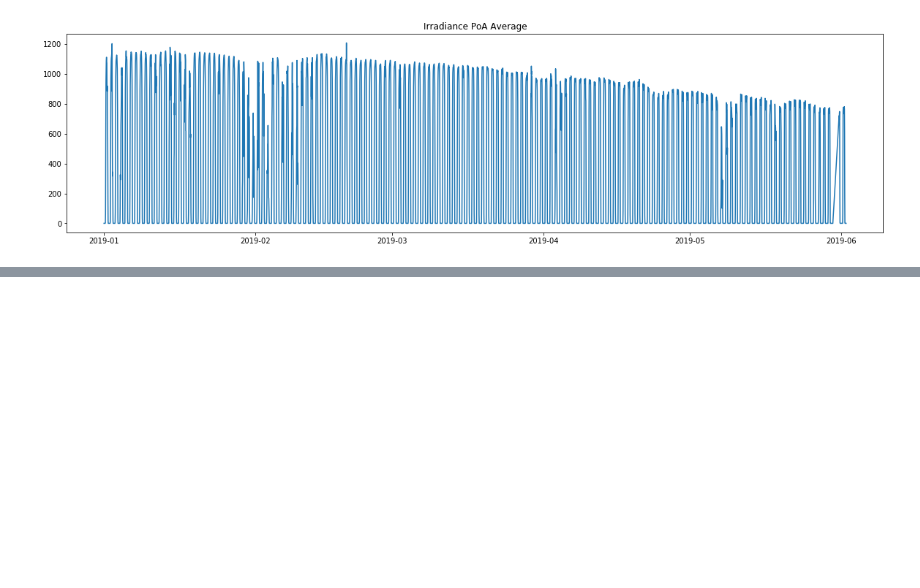
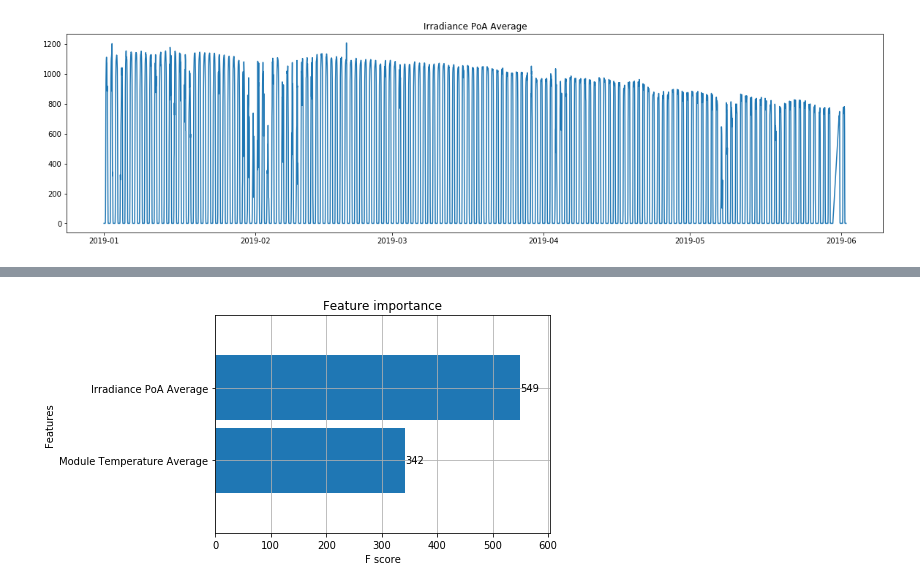
Before and after one commit to dimitrisl/PowerSeries, a Jupyter notebook: Power_ML.ipynb, the cells around one changed output, grey strips where cells are left out. Drawn from its saved outputs; the diff is of its cells as text; code cells hidden in the pictures; blank space fills up the shorter version.

```diff
--- a/Power_ML.ipynb
+++ b/Power_ML.ipynb
@@ -275,0 +289,6 @@ for i in ['Module Temperature Average', 'Exported Power Site', 'Irradiance PoA A
+# %%
+series_train = final_df.loc[final_df.index <= final_df.index.to_list()[split_index]].copy()
+X_series_train, Y_series_train = clear_sets(series_train, label)
+# %%
+series_test = final_df.loc[final_df.index > final_df.index.to_list()[split_index]].copy()
+X_series_test, Y_series_test = clear_sets(series_test, label)
@@ -275,0 +303,9 @@ for i in ['Module Temperature Average', 'Exported Power Site', 'Irradiance PoA A
+# %%
+import xgboost as xgb
+
+reg = xgb.XGBRegressor(n_estimators=1000)
+# %%
+reg.fit(X_series_train, Y_series_train,
+        eval_set=[(X_series_train, Y_series_train), (X_series_test, Y_series_test)],
+        early_stopping_rounds=50,
+       verbose=False)
@@ -275,0 +321,6 @@ for i in ['Module Temperature Average', 'Exported Power Site', 'Irradiance PoA A
+# %%
+from xgboost import plot_importance
+
+_ = plot_importance(reg, height=0.9)
+# %% [output]
+[figure, added]
```
Also changed, not shown: parts of 14 cells of this notebook.
